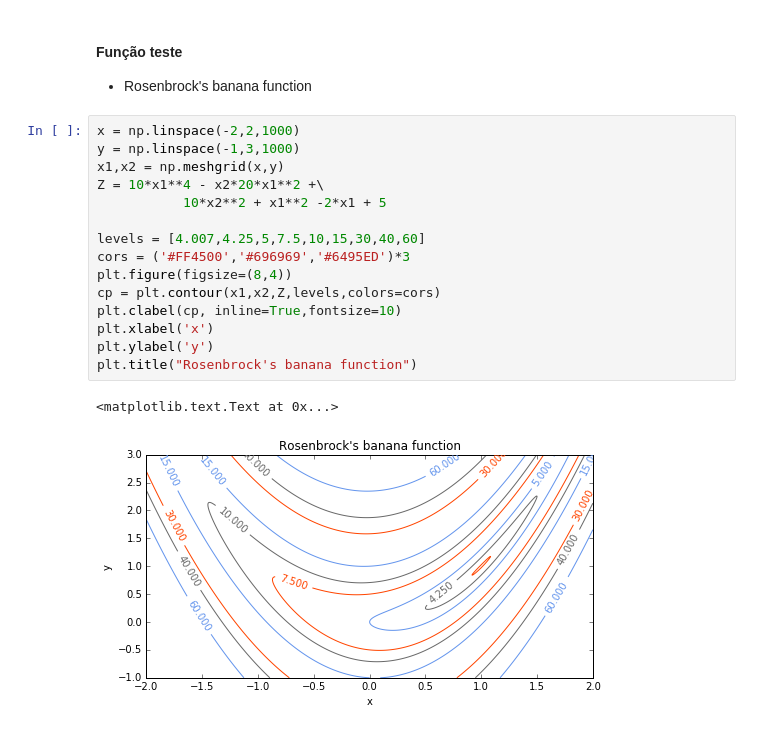
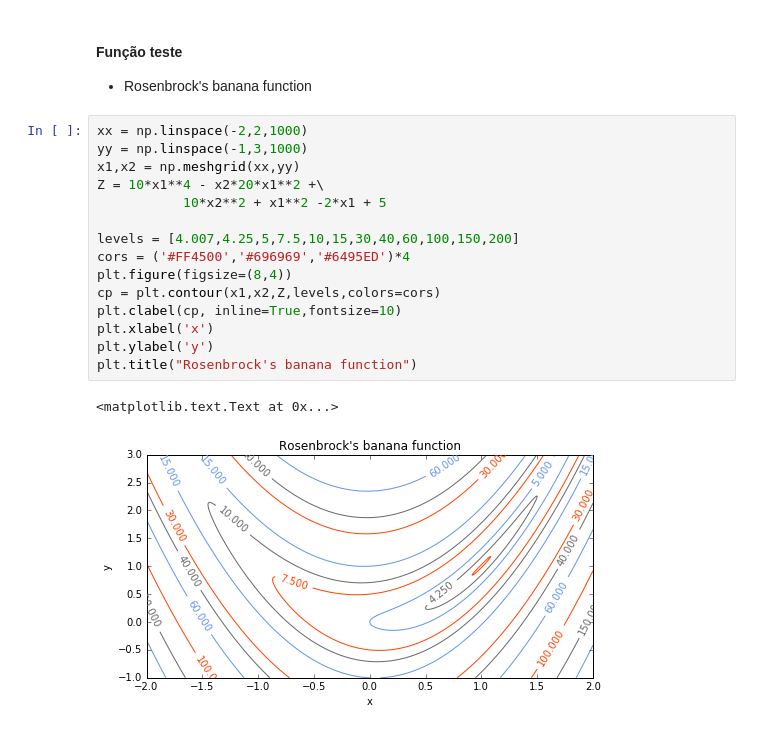
Before and after one commit to julionaojulho/machine-learning, a Jupyter notebook: optimization.ipynb, the cells around one changed output. Saved outputs shown, nothing was run; the diff lists cells and outputs as text.

```diff
--- a/optimization.ipynb
+++ b/optimization.ipynb
@@ -30,20 +49,20 @@ def hess(x0):
 
 * Rosenbrock's banana function
 # %%
-x = np.linspace(-2,2,1000)
-y = np.linspace(-1,3,1000)
-x1,x2 = np.meshgrid(x,y)
+xx = np.linspace(-2,2,1000)
+yy = np.linspace(-1,3,1000)
+x1,x2 = np.meshgrid(xx,yy)
 Z = 10*x1**4 - x2*20*x1**2 +\
            10*x2**2 + x1**2 -2*x1 + 5
 
-levels = [4.007,4.25,5,7.5,10,15,30,40,60]
-cors = ('#FF4500','#696969','#6495ED')*3
+levels = [4.007,4.25,5,7.5,10,15,30,40,60,100,150,200]
+cors = ('#FF4500','#696969','#6495ED')*4
 plt.figure(figsize=(8,4))
 cp = plt.contour(x1,x2,Z,levels,colors=cors)
 plt.clabel(cp, inline=True,fontsize=10)
 plt.xlabel('x')
 plt.ylabel('y')
 plt.title("Rosenbrock's banana function")
 # %% [output]
 <matplotlib.text.Text at 0x...>
-[figure, old version]
+[figure, new version]
```
Also changed, not shown: parts of 6 cells of this notebook.
